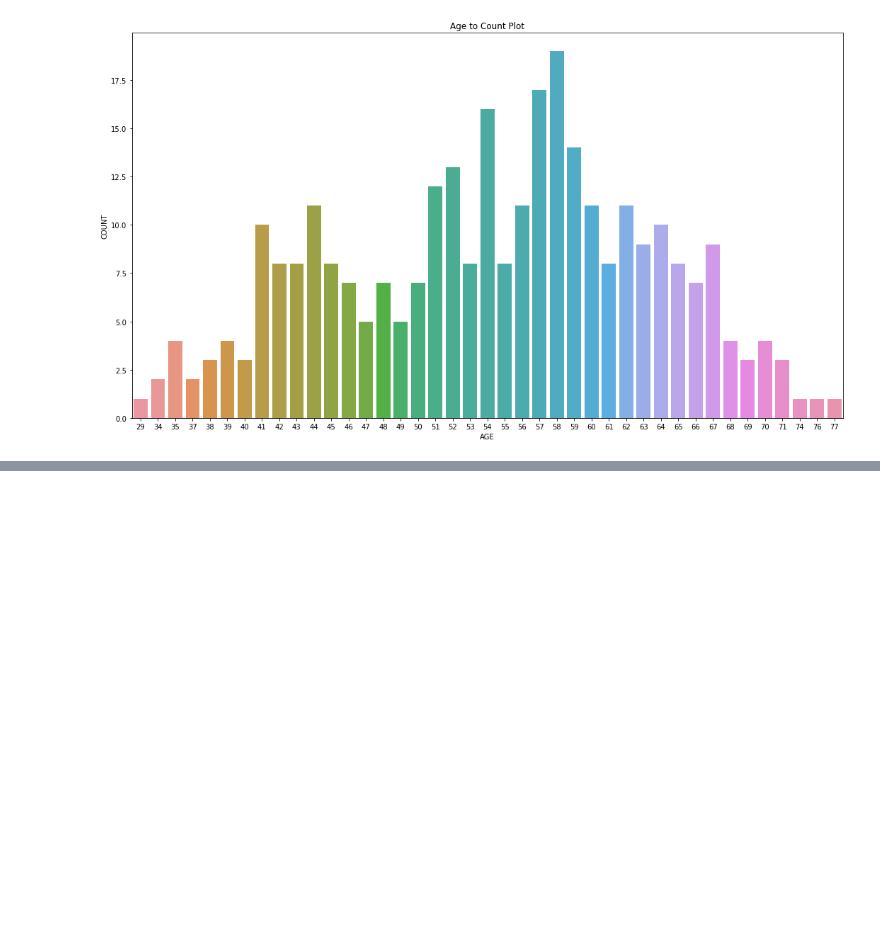
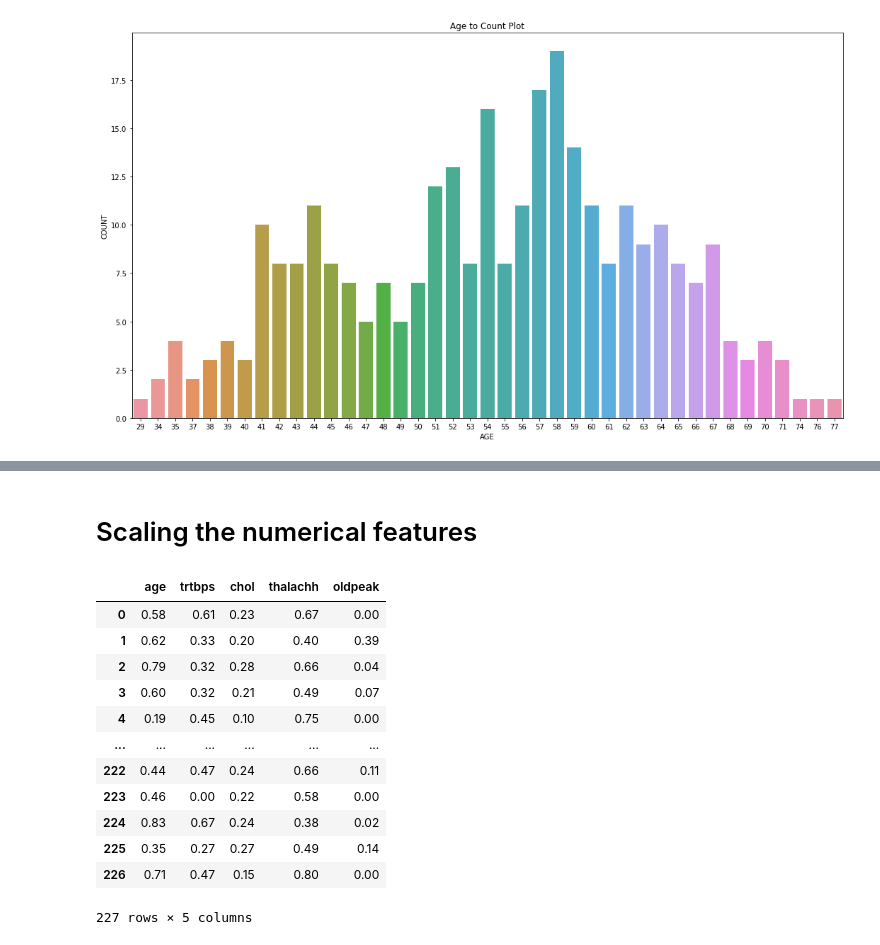
Before and after one commit to YouWeiChenPython/IMLP, a Jupyter notebook: Final Project/Heart attack predict.ipynb, the cells around one changed output, grey strips where cells are left out. Cells and saved outputs as stored; diff of their text form; code cells hidden in the pictures; blank space fills up the shorter version.

```diff
--- a/Final Project/Heart attack predict.ipynb
+++ b/Final Project/Heart attack predict.ipynb
@@ -154,5 +174,5 @@ plt.show();
 # %%
-X_data = df.drop('output', axis = 1)
+X_data = df.drop(['output'], axis = 1)
 X_data.head()
 # %% [output]
 |  | age | sex | cp | trtbps | chol | fbs | restecg | thalachh | exng | oldpeak | slp | ... |
@@ -179,0 +246,25 @@ Name: output, Length: 303, dtype: int64
+# %% [markdown]
+# Scaling the numerical features
+# %%
+from sklearn.preprocessing import MinMaxScaler
+pd.options.mode.chained_assignment = None
+pd.options.display.float_format = '{:.2f}'.format
+scaler = MinMaxScaler()
+scaler.fit(x_train[num_features])
+x_train_scaled = pd.DataFrame(scaler.transform(x_train[num_features]), columns=num_features)
+x_test_scaled = pd.DataFrame(scaler.transform(x_test[num_features]), columns=num_features)
+x_train_scaled
+# %% [output]
+|  | age | trtbps | chol | thalachh | oldpeak |
+| 0 | 0.58 | 0.61 | 0.23 | 0.67 | 0.00 |
+| 1 | 0.62 | 0.33 | 0.20 | 0.40 | 0.39 |
+| 2 | 0.79 | 0.32 | 0.28 | 0.66 | 0.04 |
+| 3 | 0.60 | 0.32 | 0.21 | 0.49 | 0.07 |
+| 4 | 0.19 | 0.45 | 0.10 | 0.75 | 0.00 |
+| ... | ... | ... | ... | ... | ... |
+| 222 | 0.44 | 0.47 | 0.24 | 0.66 | 0.11 |
+| 223 | 0.46 | 0.00 | 0.22 | 0.58 | 0.00 |
+| 224 | 0.83 | 0.67 | 0.24 | 0.38 | 0.02 |
+| 225 | 0.35 | 0.27 | 0.27 | 0.49 | 0.14 |
+| 226 | 0.71 | 0.47 | 0.15 | 0.80 | 0.00 |
+227 rows × 5 columns
```
Also changed, not shown: parts of 19 cells of this notebook.
